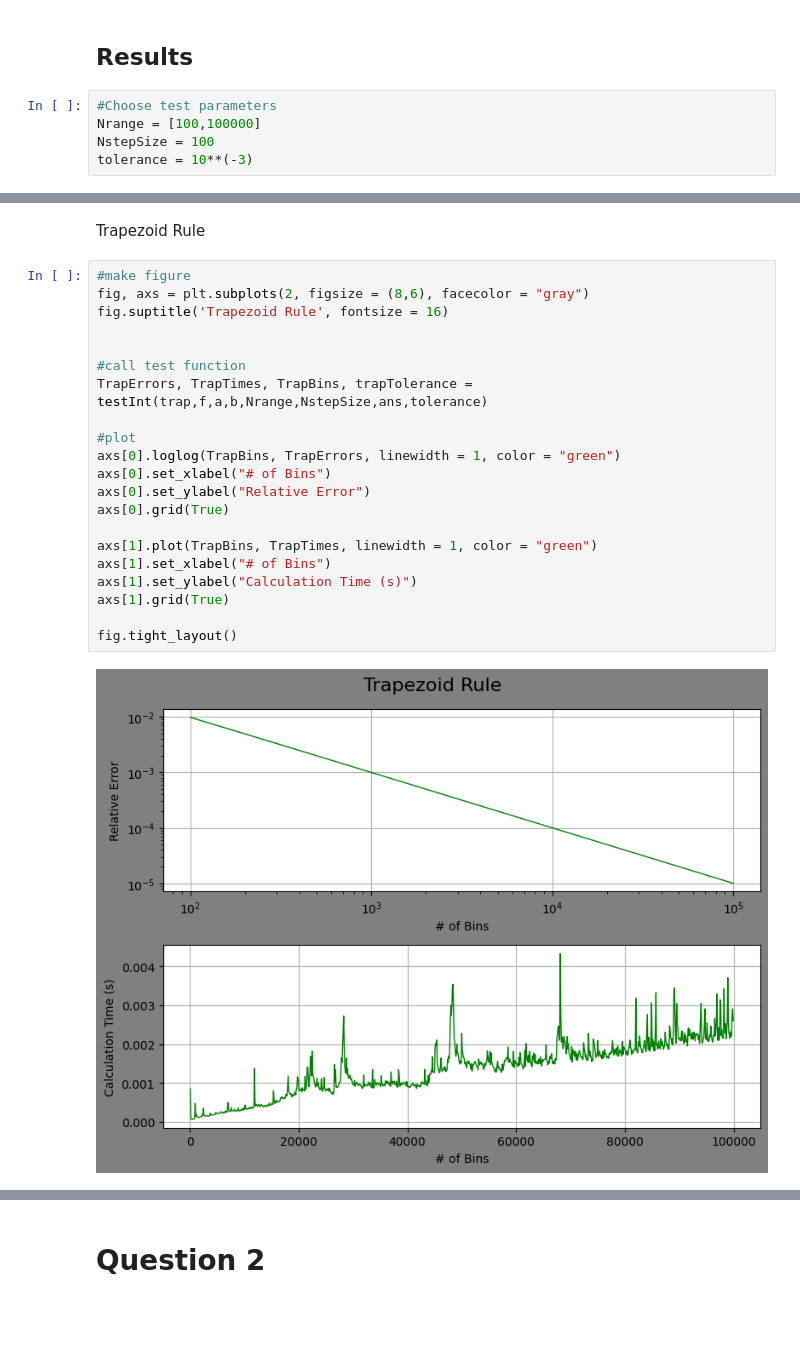
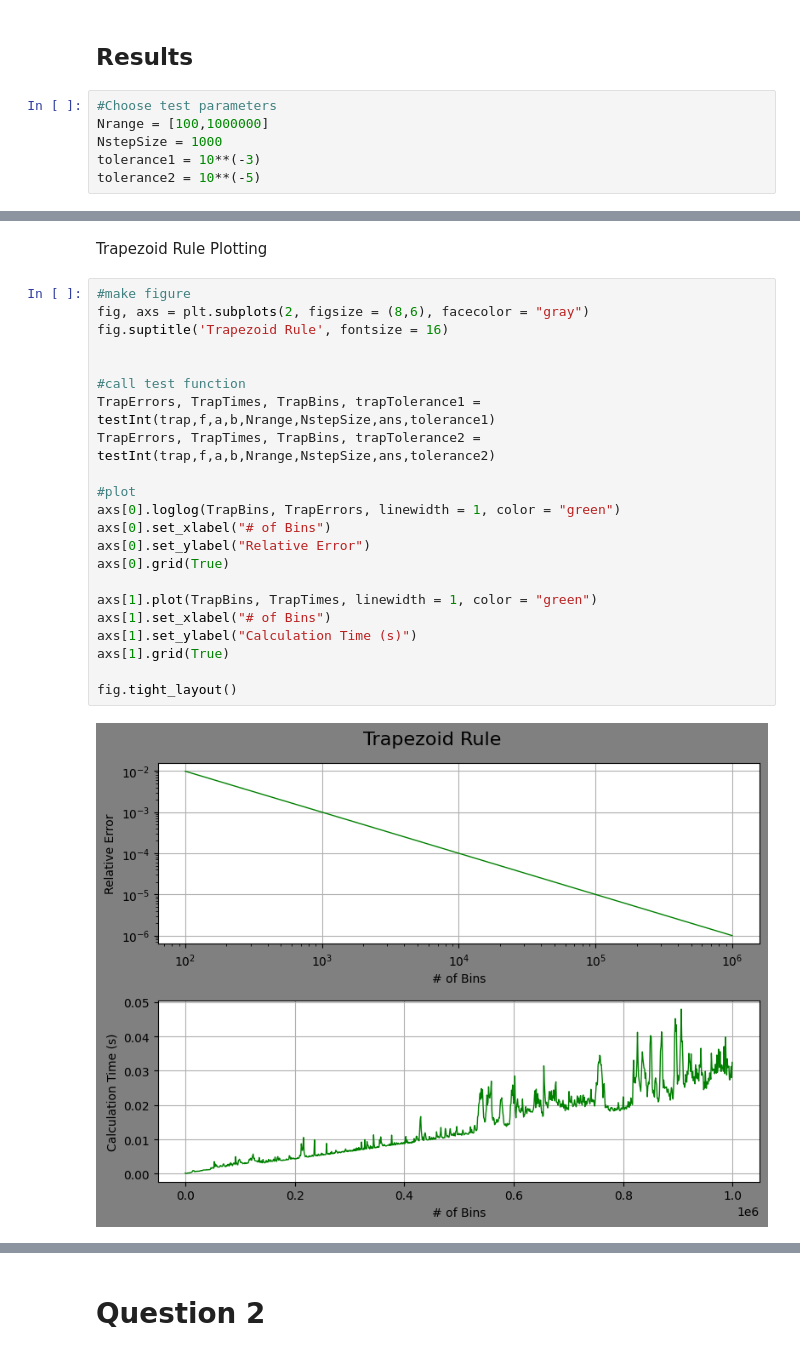
Before and after one commit to jake-van-sickle/ASTR-384C, a Jupyter notebook: HW1.ipynb, the cells around one changed output, grey strips where cells are left out. Cells and saved outputs as stored; diff of their text form; blank space fills up the shorter version.

```diff
--- a/HW1.ipynb
+++ b/HW1.ipynb
@@ -120,7 +117,8 @@ def testInt(intFunc,f,a,b,Nrange,NstepSize,ans,tolerance):
 ## Results
 # %%
 #Choose test parameters
-Nrange = [100,100000]
-NstepSize = 100
-tolerance = 10**(-3)
+Nrange = [100,1000000]
+NstepSize = 1000
+tolerance1 = 10**(-3)
+tolerance2 = 10**(-5)
 # %% [markdown]
@@ -151,26 +150,27 @@ fig.tight_layout()
 # %% [markdown]
-Trapezoid Rule
+Trapezoid Rule Plotting
 # %%
 #make figure
 fig, axs = plt.subplots(2, figsize = (8,6), facecolor = "gray")
 fig.suptitle('Trapezoid Rule', fontsize = 16)
 
 
 #call test function
-TrapErrors, TrapTimes, TrapBins, trapTolerance = testInt(trap,f,a,b,Nrange,NstepSize,ans,tolerance)
+TrapErrors, TrapTimes, TrapBins, trapTolerance1 = testInt(trap,f,a,b,Nrange,NstepSize,ans,tolerance1)
+TrapErrors, TrapTimes, TrapBins, trapTolerance2 = testInt(trap,f,a,b,Nrange,NstepSize,ans,tolerance2)
 
 #plot
 axs[0].loglog(TrapBins, TrapErrors, linewidth = 1, color = "green")
 axs[0].set_xlabel("# of Bins")
 axs[0].set_ylabel("Relative Error")
 axs[0].grid(True)
 
 axs[1].plot(TrapBins, TrapTimes, linewidth = 1, color = "green")
 axs[1].set_xlabel("# of Bins")
 axs[1].set_ylabel("Calculation Time (s)")
 axs[1].grid(True)
 
 fig.tight_layout()
 # %% [output]
-[figure, old version]
+[figure, new version]
 # %% [markdown]
```
Also changed, not shown: parts of 26 cells of this notebook.
